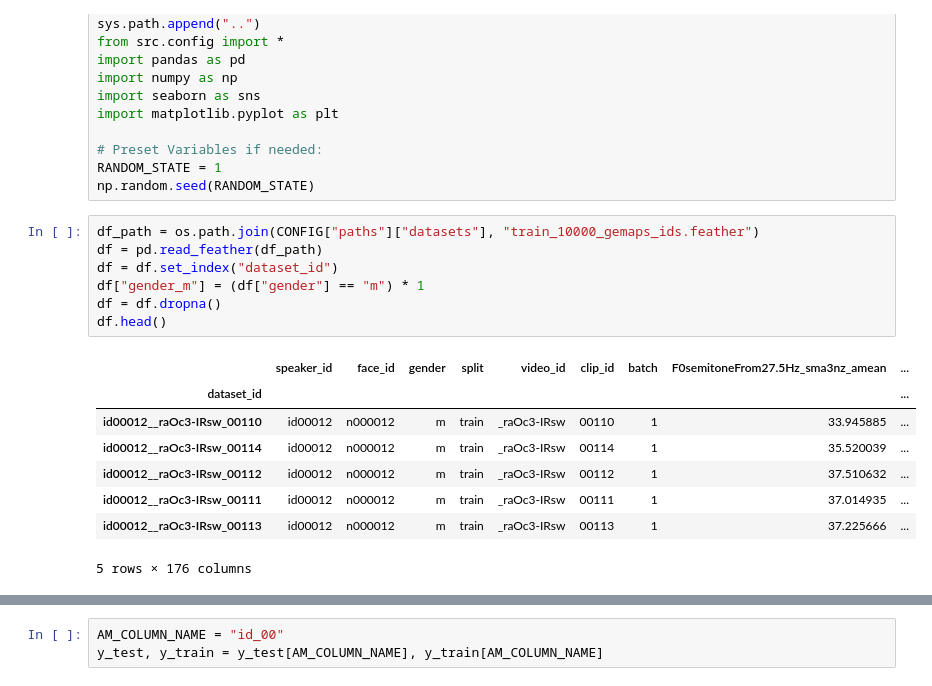
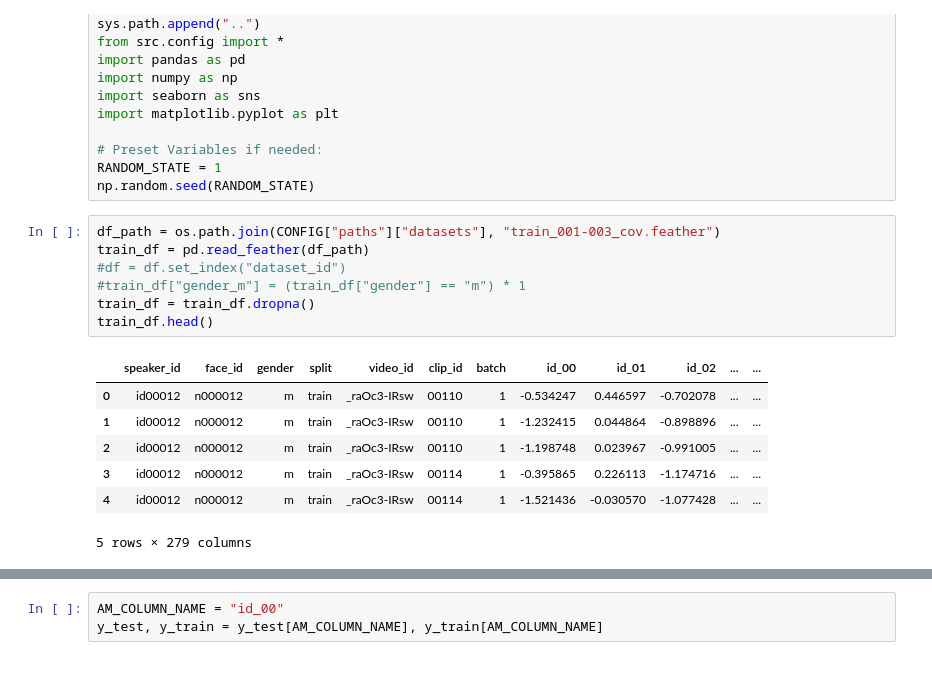
Before and after one commit to Nasenboi/face-reconstruction-from-speech, a Jupyter notebook: 99_notebooks/id_prediction_lin_ensemble_models.ipynb, the cells around one changed output, grey strips where cells are left out. Saved outputs shown, nothing was run; the diff lists cells and outputs as text.

```diff
--- a/99_notebooks/id_prediction_lin_ensemble_models.ipynb
+++ b/99_notebooks/id_prediction_lin_ensemble_models.ipynb
@@ -13,18 +13,17 @@ import matplotlib.pyplot as plt
 RANDOM_STATE = 1
 np.random.seed(RANDOM_STATE)
 # %%
-df_path = os.path.join(CONFIG["paths"]["datasets"], "train_10000_gemaps_ids.feather")
-df = pd.read_feather(df_path)
-df = df.set_index("dataset_id")
-df["gender_m"] = (df["gender"] == "m") * 1
-df = df.dropna()
-df.head()
+df_path = os.path.join(CONFIG["paths"]["datasets"], "train_001-003_cov.feather")
+train_df = pd.read_feather(df_path)
+#df = df.set_index("dataset_id")
+#train_df["gender_m"] = (train_df["gender"] == "m") * 1
+train_df = train_df.dropna()
+train_df.head()
 # %% [output]
-|  | speaker_id | face_id | gender | split | video_id | clip_id | batch | F0semitoneFrom27.5Hz_sma3nz_amean | ... |
-| dataset_id |  |  |  |  |  |  |  |  | ... |
-| id00012__raOc3-IRsw_00110 | id00012 | n000012 | m | train | _raOc3-IRsw | 00110 | 1 | 33.945885 | ... |
-| id00012__raOc3-IRsw_00114 | id00012 | n000012 | m | train | _raOc3-IRsw | 00114 | 1 | 35.520039 | ... |
-| id00012__raOc3-IRsw_00112 | id00012 | n000012 | m | train | _raOc3-IRsw | 00112 | 1 | 37.510632 | ... |
-| id00012__raOc3-IRsw_00111 | id00012 | n000012 | m | train | _raOc3-IRsw | 00111 | 1 | 37.014935 | ... |
-| id00012__raOc3-IRsw_00113 | id00012 | n000012 | m | train | _raOc3-IRsw | 00113 | 1 | 37.225666 | ... |
+|  | speaker_id | face_id | gender | split | video_id | clip_id | batch | id_00 | id_01 | id_02 | ... | ... |
+| 0 | id00012 | n000012 | m | train | _raOc3-IRsw | 00110 | 1 | -0.534247 | 0.446597 | -0.702078 | ... | ... |
+| 1 | id00012 | n000012 | m | train | _raOc3-IRsw | 00110 | 1 | -1.232415 | 0.044864 | -0.898896 | ... | ... |
+| 2 | id00012 | n000012 | m | train | _raOc3-IRsw | 00110 | 1 | -1.198748 | 0.023967 | -0.991005 | ... | ... |
+| 3 | id00012 | n000012 | m | train | _raOc3-IRsw | 00114 | 1 | -0.395865 | 0.226113 | -1.174716 | ... | ... |
+| 4 | id00012 | n000012 | m | train | _raOc3-IRsw | 00114 | 1 | -1.521436 | -0.030570 | -1.077428 | ... | ... |
-5 rows × 176 columns
+5 rows × 279 columns
```
Also changed, not shown: parts of 17 cells of this notebook, 19 other files.
